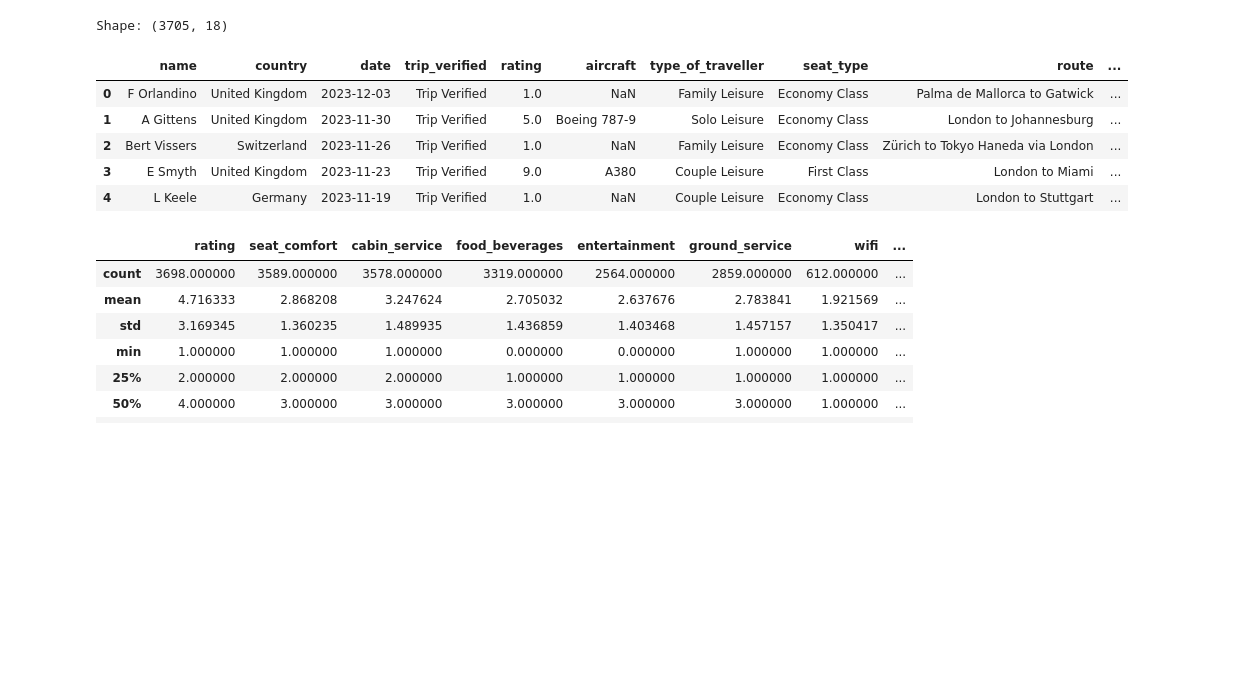
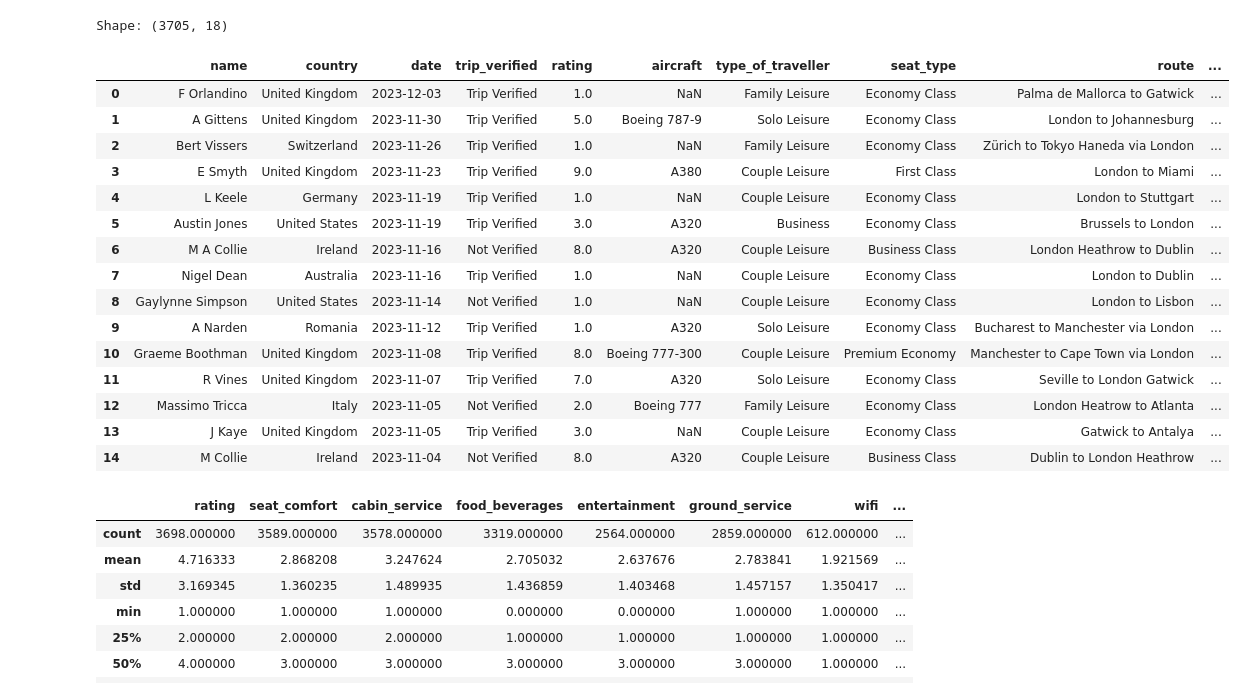
Before and after one commit to FlossyMaze/Airline-Customer-Review-Analysis, a Jupyter notebook: Task1 - WebScraping/Visualize_ReviewData.ipynb, the cells around one changed output. Cells and saved outputs as stored; diff of their text form; code cells hidden in the pictures; blank space fills up the shorter version.

```diff
--- a/Task1 - WebScraping/Visualize_ReviewData.ipynb
+++ b/Task1 - WebScraping/Visualize_ReviewData.ipynb
@@ -6,17 +6,26 @@ import matplotlib.pyplot as plt
 plt.style.use('https://github.com/dhaitz/matplotlib-stylesheets/raw/master/pitayasmoothie-dark.mplstyle')
 # %%
 df = pd.read_csv('/content/data.csv')
-
 print('Shape:', df.shape)
-df.head()
+df.head(15)
 # %% [output]
 Shape: (3705, 18)
 |  | name | country | date | trip_verified | rating | aircraft | type_of_traveller | seat_type | route | ... |
 | 0 | F Orlandino | United Kingdom | 2023-12-03 | Trip Verified | 1.0 | NaN | Family Leisure | Economy Class | Palma de Mallorca to Gatwick | ... |
 | 1 | A Gittens | United Kingdom | 2023-11-30 | Trip Verified | 5.0 | Boeing 787-9 | Solo Leisure | Economy Class | London to Johannesburg | ... |
 | 2 | Bert Vissers | Switzerland | 2023-11-26 | Trip Verified | 1.0 | NaN | Family Leisure | Economy Class | Zürich to Tokyo Haneda via London | ... |
 | 3 | E Smyth | United Kingdom | 2023-11-23 | Trip Verified | 9.0 | A380 | Couple Leisure | First Class | London to Miami | ... |
 | 4 | L Keele | Germany | 2023-11-19 | Trip Verified | 1.0 | NaN | Couple Leisure | Economy Class | London to Stuttgart | ... |
+| 5 | Austin Jones | United States | 2023-11-19 | Trip Verified | 3.0 | A320 | Business | Economy Class | Brussels to London | ... |
+| 6 | M A Collie | Ireland | 2023-11-16 | Not Verified | 8.0 | A320 | Couple Leisure | Business Class | London Heathrow to Dublin | ... |
+| 7 | Nigel Dean | Australia | 2023-11-16 | Trip Verified | 1.0 | NaN | Couple Leisure | Economy Class | London to Dublin | ... |
+| 8 | Gaylynne Simpson | United States | 2023-11-14 | Not Verified | 1.0 | NaN | Couple Leisure | Economy Class | London to Lisbon | ... |
+| 9 | A Narden | Romania | 2023-11-12 | Trip Verified | 1.0 | A320 | Solo Leisure | Economy Class | Bucharest to Manchester via London | ... |
+| 10 | Graeme Boothman | United Kingdom | 2023-11-08 | Trip Verified | 8.0 | Boeing 777-300 | Couple Leisure | Premium Economy | Manchester to Cape Town via London | ... |
+| 11 | R Vines | United Kingdom | 2023-11-07 | Trip Verified | 7.0 | A320 | Solo Leisure | Economy Class | Seville to London Gatwick | ... |
+| 12 | Massimo Tricca | Italy | 2023-11-05 | Not Verified | 2.0 | Boeing 777 | Family Leisure | Economy Class | London Heatrow to Atlanta | ... |
+| 13 | J Kaye | United Kingdom | 2023-11-05 | Trip Verified | 3.0 | NaN | Couple Leisure | Economy Class | Gatwick to Antalya | ... |
+| 14 | M Collie | Ireland | 2023-11-04 | Not Verified | 8.0 | A320 | Couple Leisure | Business Class | Dublin to London Heathrow | ... |
 # %%
 df.describe()
 # %% [output]
```
Also changed, not shown: parts of 2 cells of this notebook.
